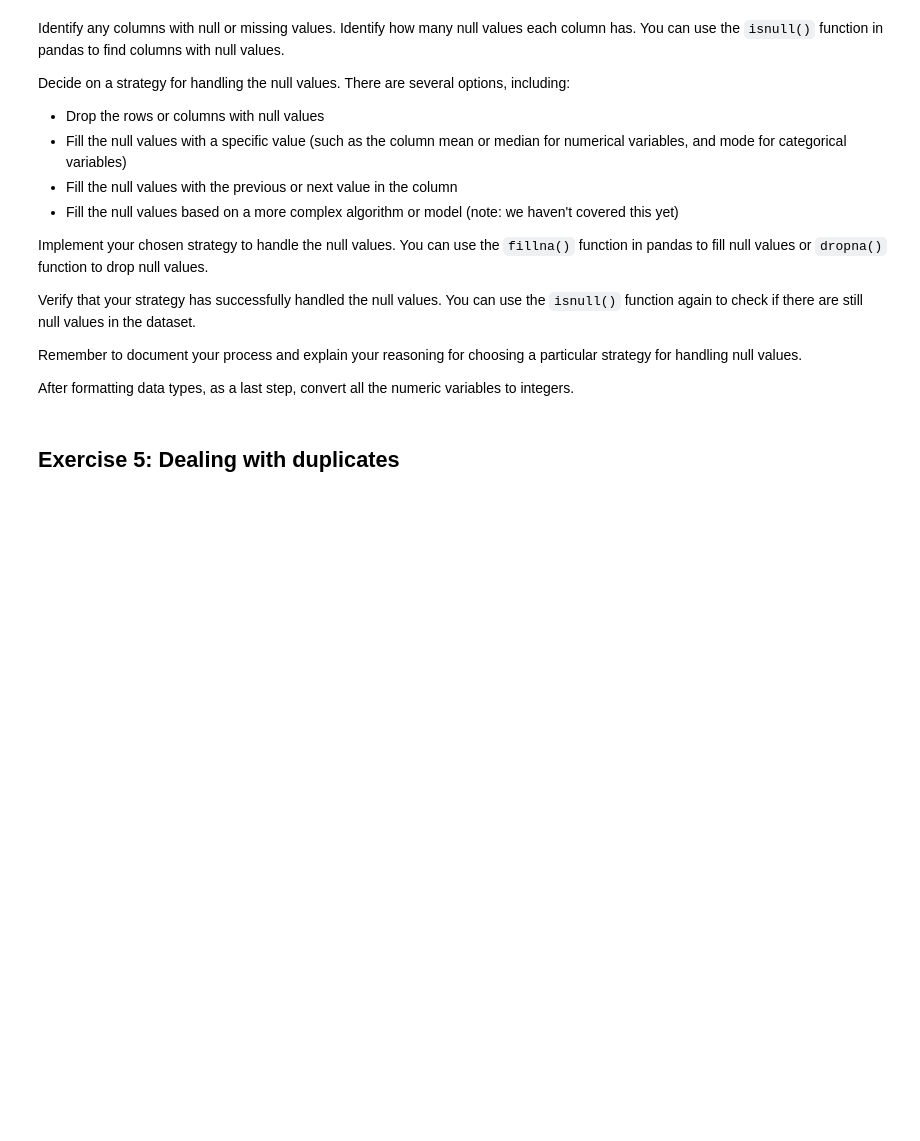
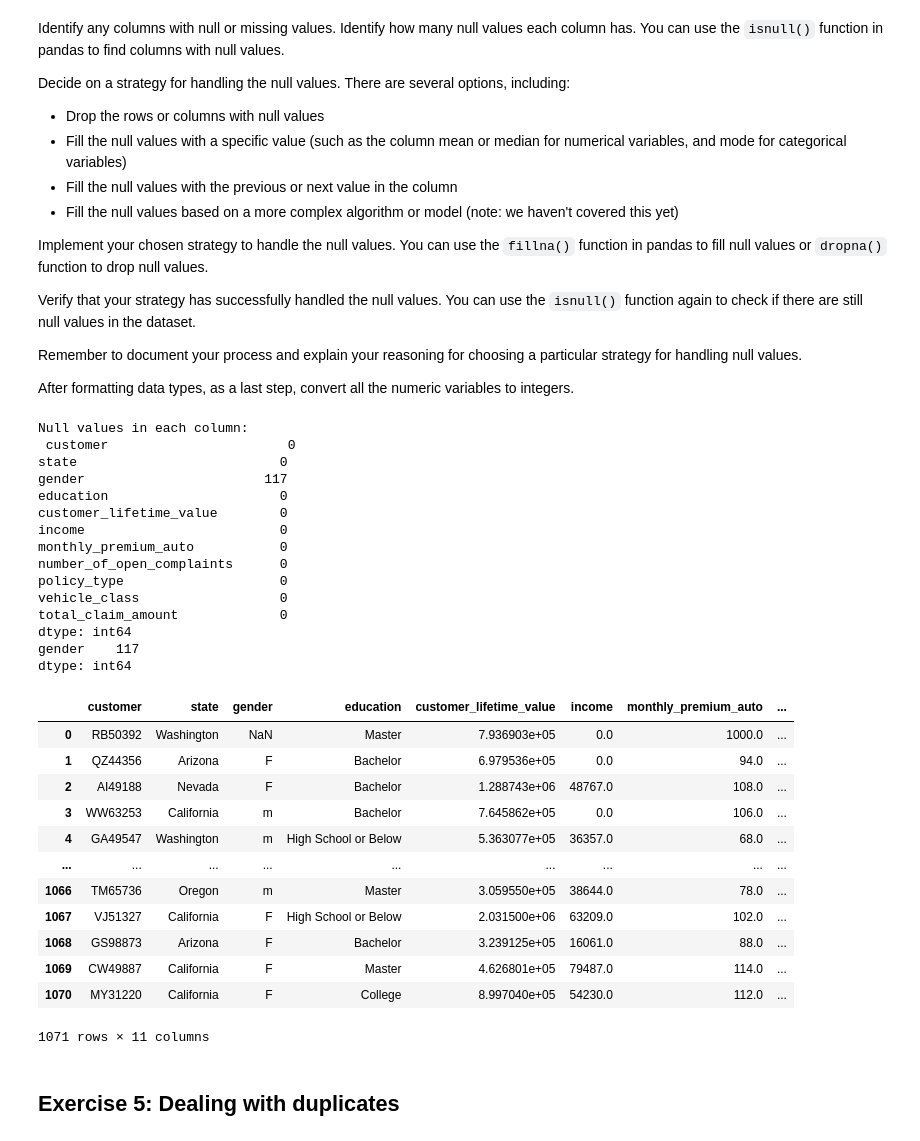
Before and after one commit to ToanTranNgoc84/lab-dw-data-cleaning-and-formatting, a Jupyter notebook: lab-dw-data-cleaning-and-formatting.ipynb, the cells around one changed output. Drawn from its saved outputs; the diff is of its cells as text; code cells hidden in the pictures; blank space fills up the shorter version.

```diff
--- a/lab-dw-data-cleaning-and-formatting.ipynb
+++ b/lab-dw-data-cleaning-and-formatting.ipynb
@@ -311,36 +331,74 @@ After formatting data types, as a last step, convert all the numeric variables t
 # Identify columns with null values and count the null values in each column
 null_values = insurance_company_df2.isnull().sum()
 print("Null values in each column:\n", null_values)
-
+"""
 #drop rows with more than 5 missing values
 insurance_company_df2 = insurance_company_df2.dropna(thresh=5)
 null_values_after = insurance_company_df2.isnull().sum()
 print("Null values in each column:\n", null_values_after)
 
 
 #Fill the null values with a specific value (such as the column mean or median for numerical variables, and mode for categorical variables)
 insurance_company_df2.fillna(insurance_company_df2.mean(), inplace=True)
 
 categorical_cols = ['gender', 'education', 'policy_type', 'vehicle_class']
 for col in categorical_cols:
     insurance_company_df2[insurance_company_df2].fillna(df[insurance_company_df2].mode()[0], inplace=True)
 
 # Identify columns with null values and count the null values in each column
 null_values = insurance_company_df2.isnull().sum()
 print("Null values in each column:\n", null_values)
 
 # Strategy: Fill null values with column means for numerical variables and mode for categorical variables
 
 # Fill null values with column means for numerical variables
 numeric_cols = ['customer_lifetime_value', 'income', 'monthly_premium_auto', 'number_of_open_complaints', 'total_claim_amount']
 for col in numeric_cols:
     insurance_company_df2[col].fillna(insurance_company_df2[col].mean(), inplace=True)
 
 # Verify if there are still any null values
 null_values_after_fill = df.isnull().sum()
 print("\nNull values in each column after filling null values:\n", null_values_after_fill)
+"""
+# Identify columns with null values
+null_columns = insurance_company_df2.columns[insurance_company_df2.isnull().any()]
+print(insurance_company_df2[null_columns].isnull().sum())
 
-print(insurance_company_df2)
+# Fill null values in specific columns
+insurance_company_df2['number_of_open_complaints'].fillna(insurance_company_df2['number_of_open_complaints'].median(), inplace=True)
+insurance_company_df2['customer_lifetime_value'].fillna(insurance_company_df2['customer_lifetime_value'].mean(), inplace=True)
+
+
+display(insurance_company_df2)
+# %% [output]
+Null values in each column:
+ customer                       0
+state                          0
+gender                       117
+education                      0
+customer_lifetime_value        0
+income                         0
+monthly_premium_auto           0
+number_of_open_complaints      0
+policy_type                    0
+vehicle_class                  0
+total_claim_amount             0
+dtype: int64
+gender    117
+dtype: int64
+|  | customer | state | gender | education | customer_lifetime_value | income | monthly_premium_auto | ... |
+| 0 | RB50392 | Washington | NaN | Master | 7.936903e+05 | 0.0 | 1000.0 | ... |
+| 1 | QZ44356 | Arizona | F | Bachelor | 6.979536e+05 | 0.0 | 94.0 | ... |
+| 2 | AI49188 | Nevada | F | Bachelor | 1.288743e+06 | 48767.0 | 108.0 | ... |
+| 3 | WW63253 | California | m | Bachelor | 7.645862e+05 | 0.0 | 106.0 | ... |
+| 4 | GA49547 | Washington | m | High School or Below | 5.363077e+05 | 36357.0 | 68.0 | ... |
+| ... | ... | ... | ... | ... | ... | ... | ... | ... |
+| 1066 | TM65736 | Oregon | m | Master | 3.059550e+05 | 38644.0 | 78.0 | ... |
+| 1067 | VJ51327 | California | F | High School or Below | 2.031500e+06 | 63209.0 | 102.0 | ... |
+| 1068 | GS98873 | Arizona | F | Bachelor | 3.239125e+05 | 16061.0 | 88.0 | ... |
+| 1069 | CW49887 | California | F | Master | 4.626801e+05 | 79487.0 | 114.0 | ... |
+| 1070 | MY31220 | California | F | College | 8.997040e+05 | 54230.0 | 112.0 | ... |
+1071 rows × 11 columns
 # %% [markdown]
 ## Exercise 5: Dealing with duplicates
 # %% [markdown]
```
Also changed, not shown: parts of 9 cells of this notebook.
